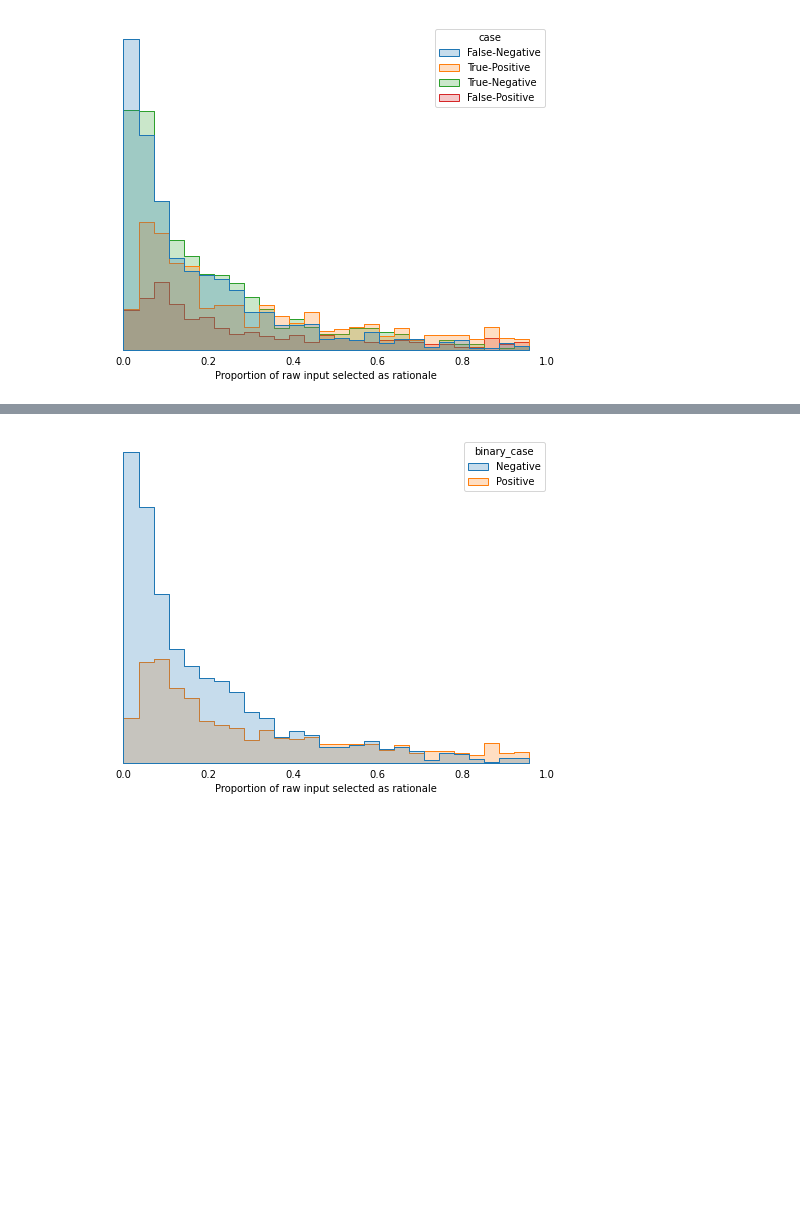
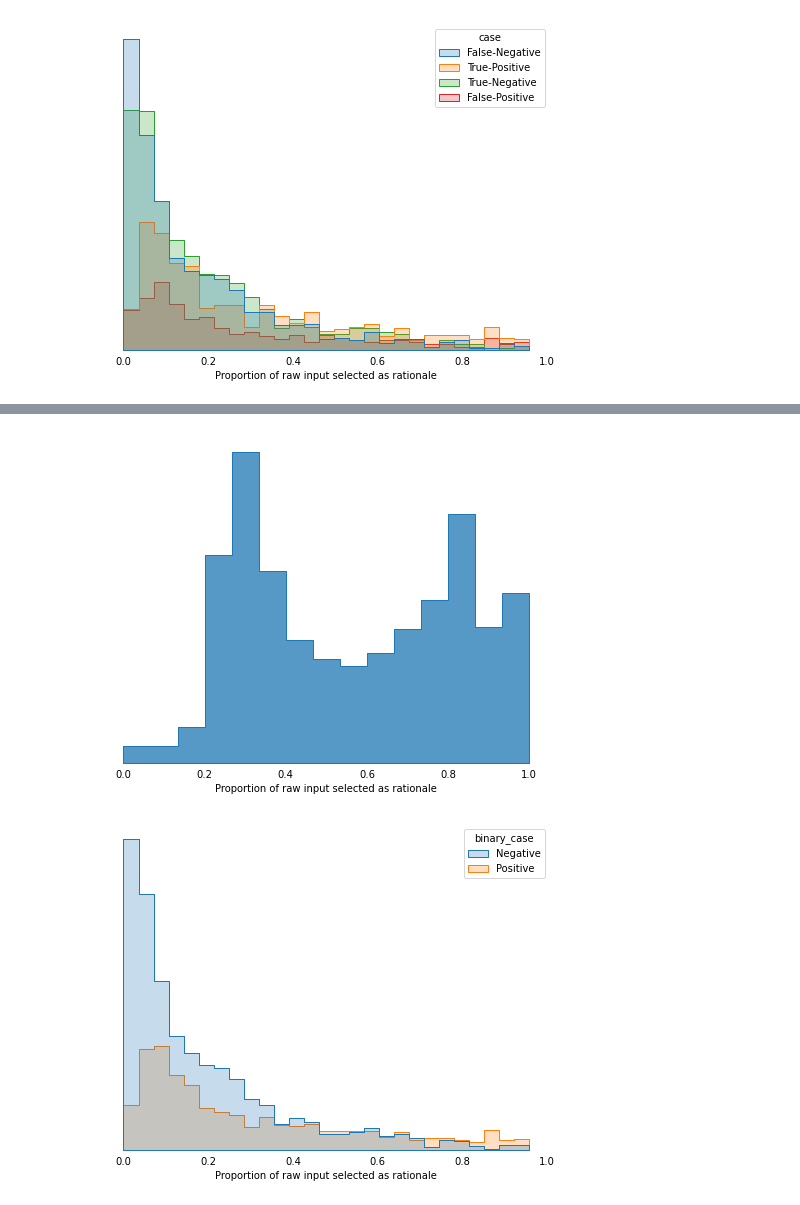
Before and after one commit to bestpredicts/NLP_Projects, a Jupyter notebook: OxLegalReasoning/exploring_rationales.ipynb, the cells around one changed output, grey strips where cells are left out. Drawn from its saved outputs; the diff is of its cells as text; code cells hidden in the pictures; blank space fills up the shorter version.

```diff
--- a/OxLegalReasoning/exploring_rationales.ipynb
+++ b/OxLegalReasoning/exploring_rationales.ipynb
@@ -351,3 +392,15 @@ plt.savefig("./artifacts/RCNN_IB_GAN_be_mimic3_org_embs2021-05-12/prop_chosen_by
+# %%
+fig, ax = plt.subplots(figsize = (8,6))
+sns.histplot(data = rationales_df, x = "prop_chosen_unknown", element="step")
+
+ax.set_xlabel("Proportion of raw input selected as rationale")
+ax.set_yticklabels([])
+ax.set_ylabel("")
+ax.tick_params(left = False, bottom = False)
+for ax, spine in ax.spines.items():
+    spine.set_visible(False)
+# %% [output]
+[figure, added]
 # %%
 fig, ax = plt.subplots(figsize = (8,6))
 sns.histplot(data = rationales_df, x = "prop_chosen", hue = "binary_case", element="step")
```
Also changed, not shown: parts of 9 cells of this notebook, 11 other files.
